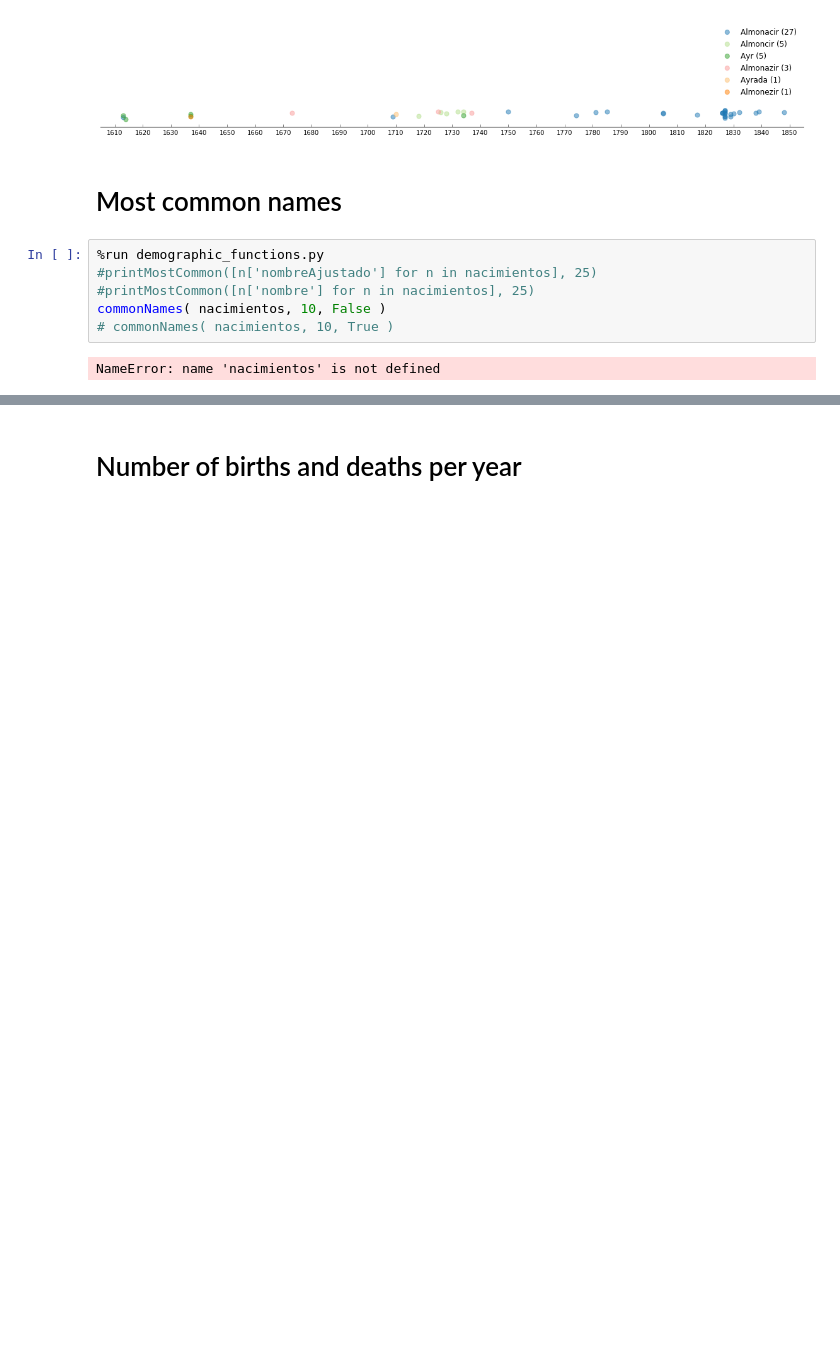
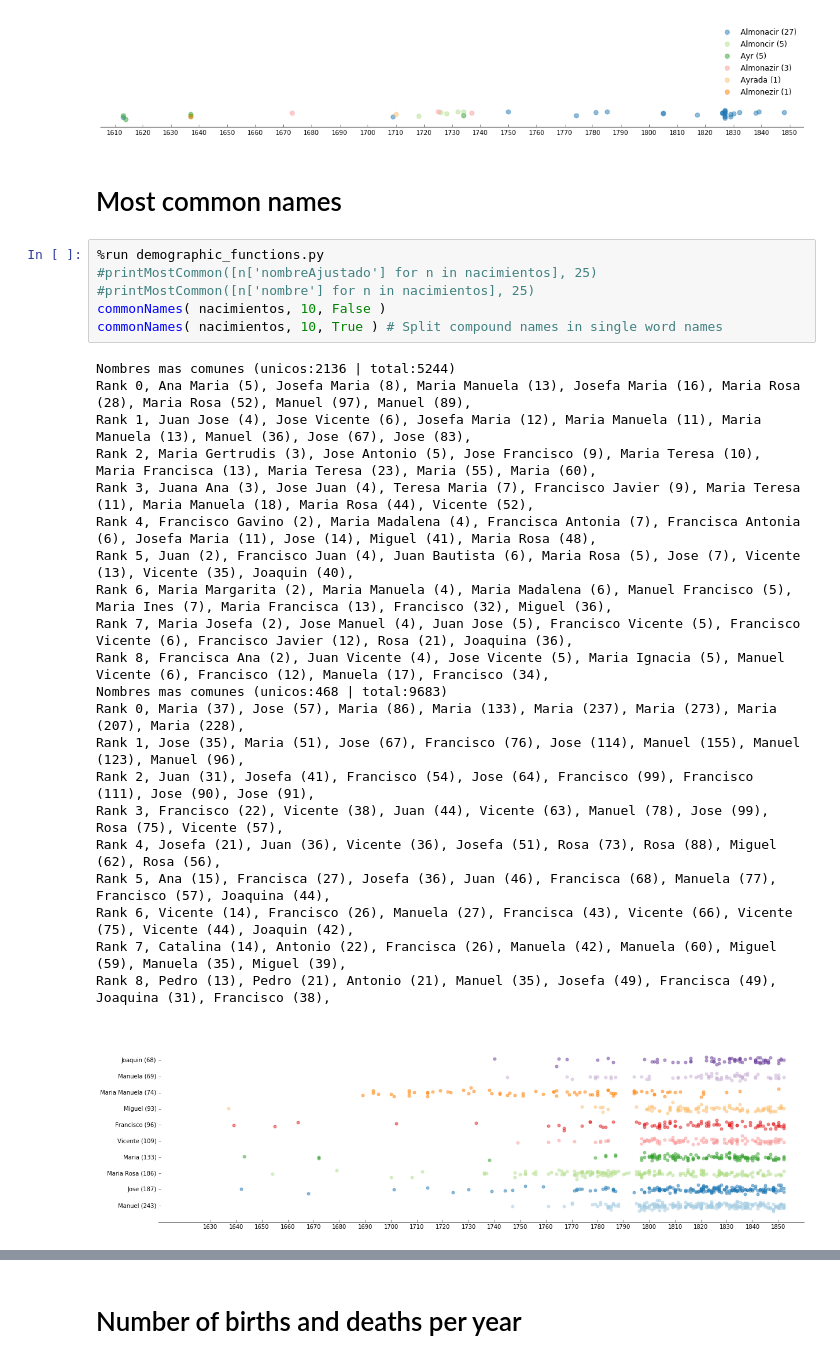
Before and after one commit to adriapr/demography-analysis2, a Jupyter notebook: analysis.ipynb, the cells around one changed output, grey strips where cells are left out. Saved outputs shown, nothing was run; the diff lists cells and outputs as text; blank space fills up the shorter version.

```diff
--- a/analysis.ipynb
+++ b/analysis.ipynb
@@ -108,8 +108,28 @@ getAlmonecirMentions( nacimientos, defunciones )
 # %%
 %run demographic_functions.py
 #printMostCommon([n['nombreAjustado'] for n in nacimientos], 25)
 #printMostCommon([n['nombre'] for n in nacimientos], 25)
 commonNames( nacimientos, 10, False )
-# commonNames( nacimientos, 10, True )
+commonNames( nacimientos, 10, True ) # Split compound names in single word names
 # %% [output]
-NameError: name 'nacimientos' is not defined
+Nombres mas comunes (unicos:2136 | total:5244)
+Rank 0, Ana Maria (5), Josefa Maria (8), Maria Manuela (13), Josefa Maria (16), Maria Rosa (28), Maria Rosa (52), Manuel (97), Manuel (89),
+Rank 1, Juan Jose (4), Jose Vicente (6), Josefa Maria (12), Maria Manuela (11), Maria Manuela (13), Manuel (36), Jose (67), Jose (83),
+Rank 2, Maria Gertrudis (3), Jose Antonio (5), Jose Francisco (9), Maria Teresa (10), Maria Francisca (13), Maria Teresa (23), Maria (55), Maria (60),
+Rank 3, Juana Ana (3), Jose Juan (4), Teresa Maria (7), Francisco Javier (9), Maria Teresa (11), Maria Manuela (18), Maria Rosa (44), Vicente (52),
+Rank 4, Francisco Gavino (2), Maria Madalena (4), Francisca Antonia (7), Francisca Antonia (6), Josefa Maria (11), Jose (14), Miguel (41), Maria Rosa (48),
+Rank 5, Juan (2), Francisco Juan (4), Juan Bautista (6), Maria Rosa (5), Jose (7), Vicente (13), Vicente (35), Joaquin (40),
+Rank 6, Maria Margarita (2), Maria Manuela (4), Maria Madalena (6), Manuel Francisco (5), Maria Ines (7), Maria Francisca (13), Francisco (32), Miguel (36),
+Rank 7, Maria Josefa (2), Jose Manuel (4), Juan Jose (5), Francisco Vicente (5), Francisco Vicente (6), Francisco Javier (12), Rosa (21), Joaquina (36),
+Rank 8, Francisca Ana (2), Juan Vicente (4), Jose Vicente (5), Maria Ignacia (5), Manuel Vicente (6), Francisco (12), Manuela (17), Francisco (34),
+Nombres mas comunes (unicos:468 | total:9683)
+Rank 0, Maria (37), Jose (57), Maria (86), Maria (133), Maria (237), Maria (273), Maria (207), Maria (228),
+Rank 1, Jose (35), Maria (51), Jose (67), Francisco (76), Jose (114), Manuel (155), Manuel (123), Manuel (96),
+Rank 2, Juan (31), Josefa (41), Francisco (54), Jose (64), Francisco (99), Francisco (111), Jose (90), Jose (91),
+Rank 3, Francisco (22), Vicente (38), Juan (44), Vicente (63), Manuel (78), Jose (99), Rosa (75), Vicente (57),
+Rank 4, Josefa (21), Juan (36), Vicente (36), Josefa (51), Rosa (73), Rosa (88), Miguel (62), Rosa (56),
+Rank 5, Ana (15), Francisca (27), Josefa (36), Juan (46), Francisca (68), Manuela (77), Francisco (57), Joaquina (44),
+Rank 6, Vicente (14), Francisco (26), Manuela (27), Francisca (43), Vicente (66), Vicente (75), Vicente (44), Joaquin (42),
+Rank 7, Catalina (14), Antonio (22), Francisca (26), Manuela (42), Manuela (60), Miguel (59), Manuela (35), Miguel (39),
+Rank 8, Pedro (13), Pedro (21), Antonio (21), Manuel (35), Josefa (49), Francisca (49), Joaquina (31), Francisco (38),
+[figure, added]
```
Also changed, not shown: parts of 10 cells of this notebook, 1 other file.
